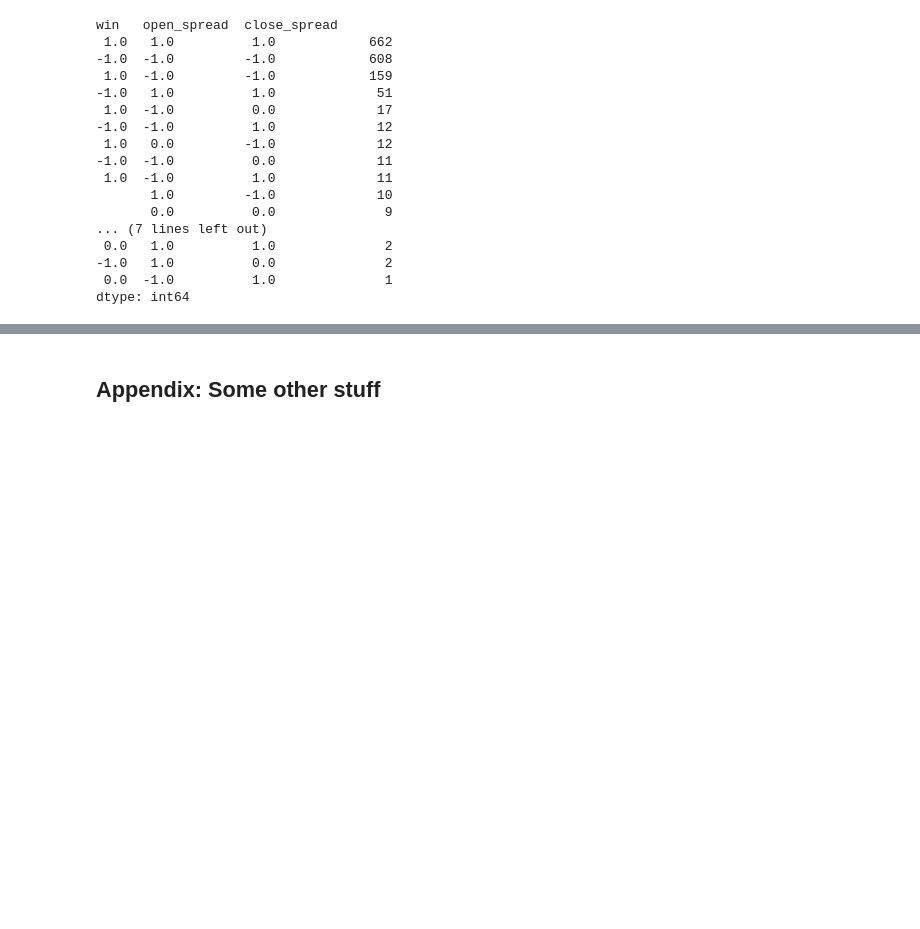
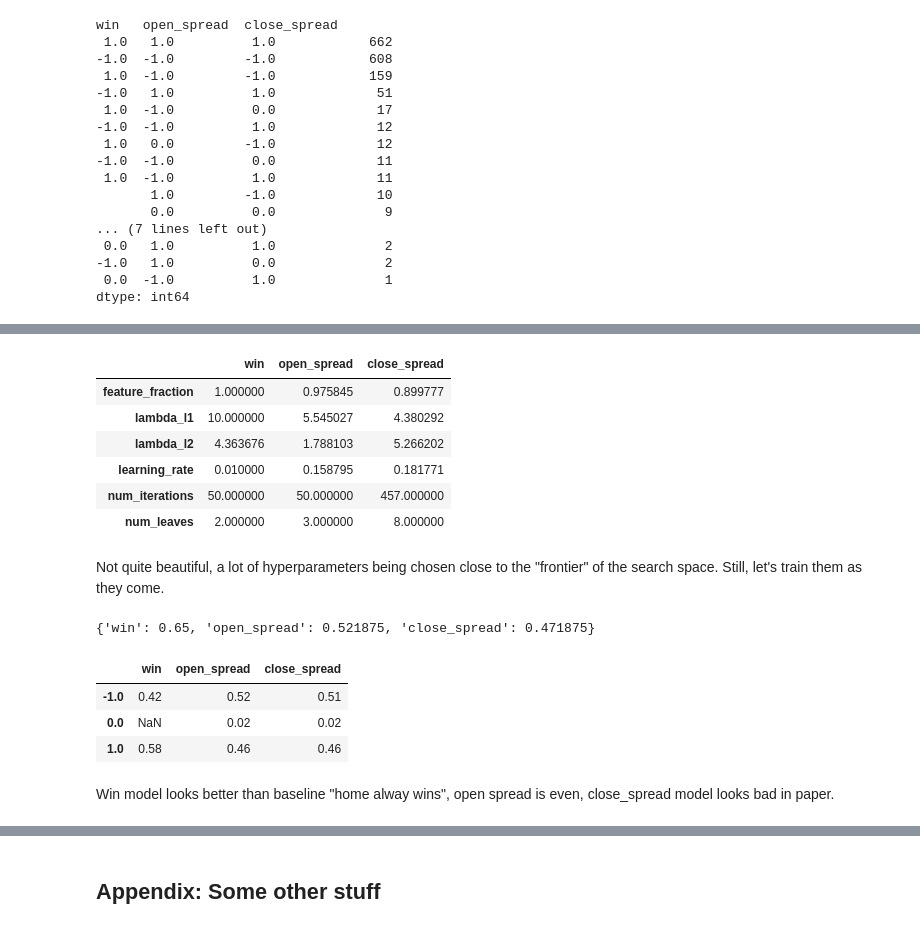
Before and after one commit to capitantoto/boca-belgrano, a Jupyter notebook: ends.ipynb, the cells around one changed output, grey strips where cells are left out. Saved outputs shown, nothing was run; the diff lists cells and outputs as text; code cells hidden in the pictures; blank space fills up the shorter version.

```diff
--- a/ends.ipynb
+++ b/ends.ipynb
@@ -551,0 +484,32 @@ plt.barh(fis.open_spread[:20].index, fis.open_spread[:20].values)
+# %%
+from skopt import BayesSearchCV
+from skopt.space import Real, Integer
+
+# Define the search space for the hyperparameters
+search_space = {
+    "num_leaves": Integer(2, 10),
+    "learning_rate": Real(0.01, 0.25),
+    "feature_fraction": Real(0.5, 1.0),
+    "num_iterations": Integer(50, 500),
+    "lambda_l1": Real(0, 10),
+    "lambda_l2": Real(0, 10),
+}
+
+# Define the LightGBM parameters
+params = {
+    "objective": "multiclass",
+    "num_class": 3,
+    "metric": "multi_logloss",
+    "boosting_type": "gbdt",
+}
+
+# Define the BayesSearchCV object for each model
+search_params = Bundle(
+    estimator=lgb.LGBMClassifier(**params),
+    search_spaces=search_space,
+    n_iter=30,
+    cv=3,
+    n_jobs=-1,
+    scoring="f1_weighted",  # TODO: Consider pros/cons of "neg_log_loss", "accuracy"
+    random_state=42,
+)
@@ -551,0 +600,12 @@ plt.barh(fis.open_spread[:20].index, fis.open_spread[:20].values)
+# %%
+pd.DataFrame({res: model.best_params_ for res, model in models.items()})
+# %% [output]
+|  | win | open_spread | close_spread |
+| feature_fraction | 1.000000 | 0.975845 | 0.899777 |
+| lambda_l1 | 10.000000 | 5.545027 | 4.380292 |
+| lambda_l2 | 4.363676 | 1.788103 | 5.266202 |
+| learning_rate | 0.010000 | 0.158795 | 0.181771 |
+| num_iterations | 50.000000 | 50.000000 | 457.000000 |
+| num_leaves | 2.000000 | 3.000000 | 8.000000 |
+# %% [markdown]
+Not quite beautiful, a lot of hyperparameters being chosen close to the "frontier" of the search space. Still, let's train them as they come.
@@ -551,0 +614,17 @@ plt.barh(fis.open_spread[:20].index, fis.open_spread[:20].values)
+# %%
+preds = Bundle({res: pd.Series(est.predict(X_test), X_test.index) for res, est in estimators.items()})
+probas = Bundle({res: est.predict_proba(X_test) for res, est in estimators.items()})
+
+accuracies = Bundle({res: accuracy_score(Y_test[res], preds[res]) for res in Y})
+accuracies
+# %% [output]
+{'win': 0.65, 'open_spread': 0.521875, 'close_spread': 0.471875}
+# %%
+pd.DataFrame({res: Y_test[res].value_counts() / len(X_test) for res in Y}).round(2)
+# %% [output]
+|  | win | open_spread | close_spread |
+| -1.0 | 0.42 | 0.52 | 0.51 |
+| 0.0 | NaN | 0.02 | 0.02 |
+| 1.0 | 0.58 | 0.46 | 0.46 |
+# %% [markdown]
+Win model looks better than baseline "home alway wins", open spread is even, close_spread model looks bad in paper.
```
Also changed, not shown: parts of 120 cells of this notebook.
